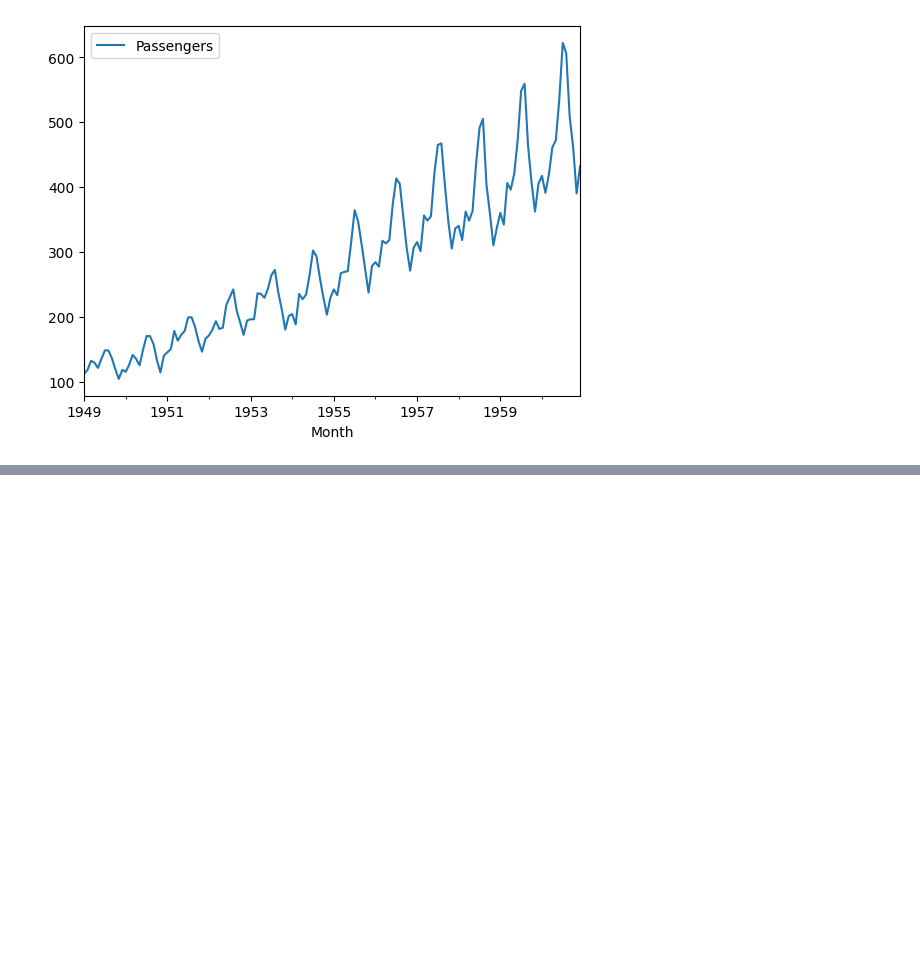
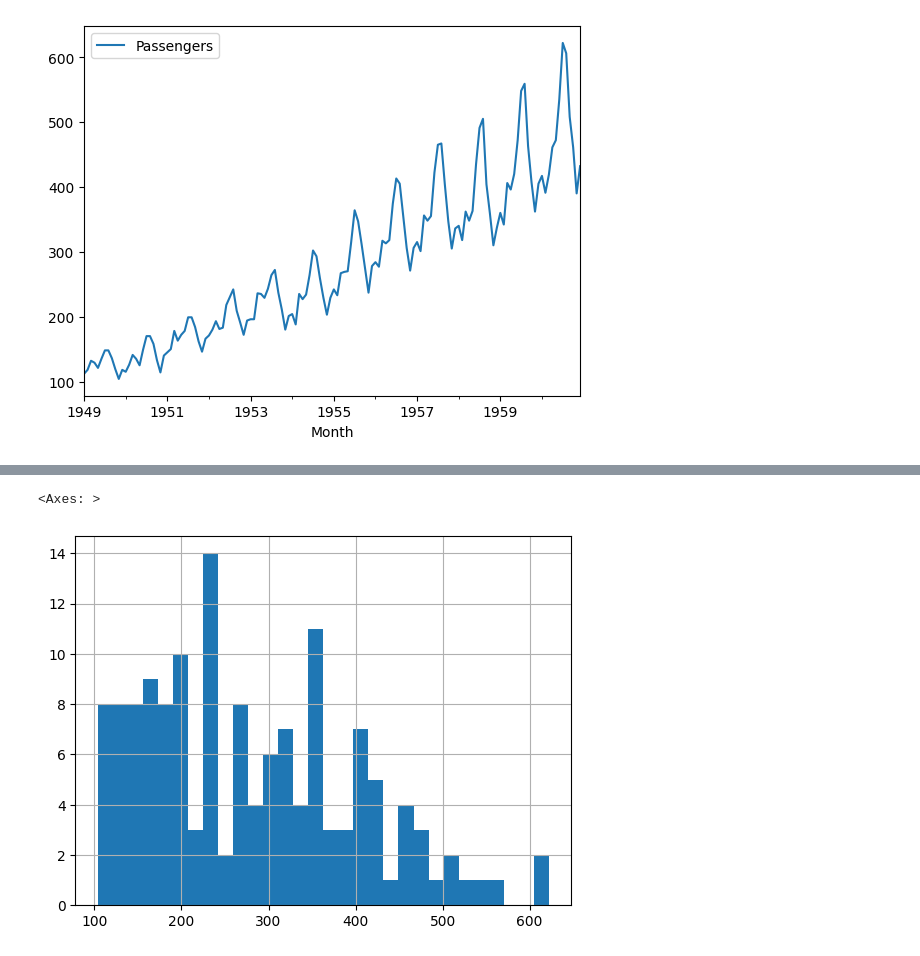
Before and after one commit to babakkeshavarz/time_series, a Jupyter notebook: Box_Cox.ipynb, the cells around one changed output, grey strips where cells are left out. Drawn from its saved outputs; the diff is of its cells as text; code cells hidden in the pictures; blank space fills up the shorter version.

```diff
--- a/Box_Cox.ipynb
+++ b/Box_Cox.ipynb
@@ -19,0 +38,5 @@ df.plot()
+# %%
+df['Passengers'].hist(bins = 30)
+# %% [output]
+<Axes: >
+[figure, added]
```
Also changed, not shown: parts of 7 cells of this notebook.
